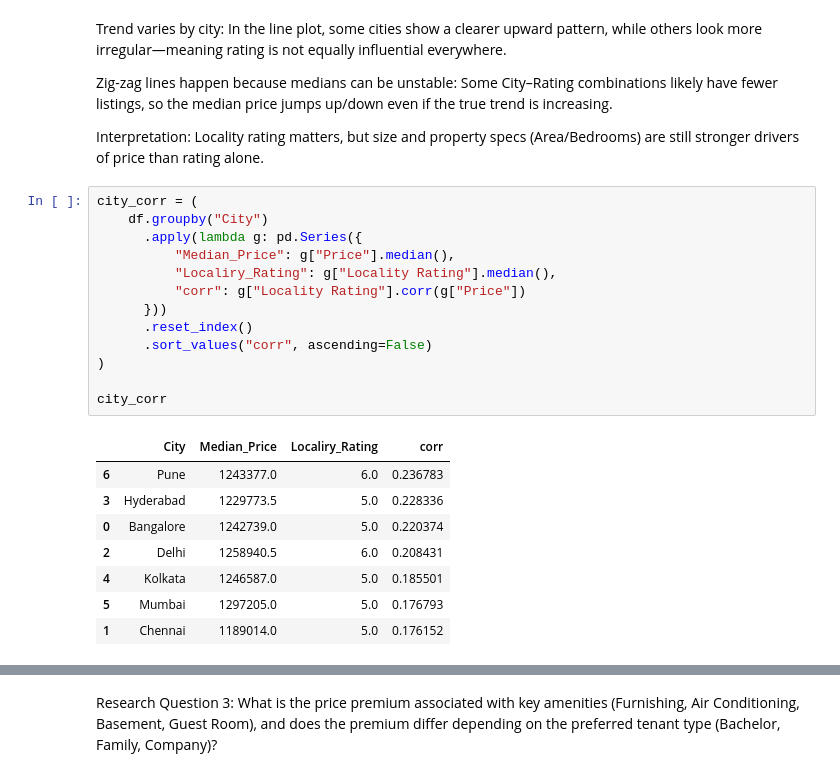
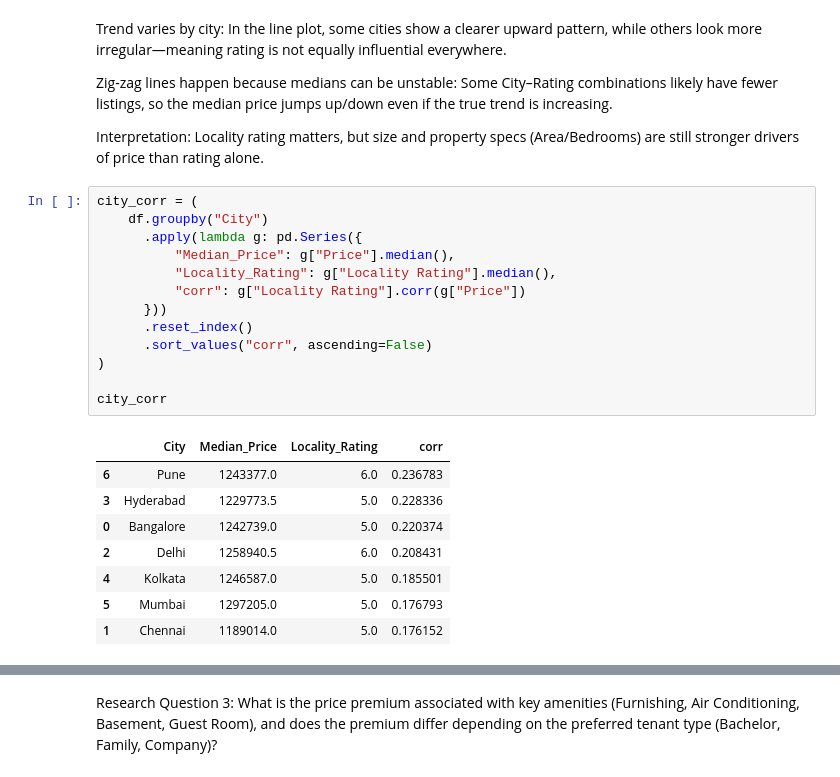
Before and after one commit to Superkai017/House-Pricing-Analysis, a Jupyter notebook: final_project/artoudom.ipynb, the cells around one changed output, grey strips where cells are left out. Saved outputs shown, nothing was run; the diff lists cells and outputs as text.

```diff
--- a/final_project/artoudom.ipynb
+++ b/final_project/artoudom.ipynb
@@ -210,18 +210,18 @@ Interpretation: Locality rating matters, but size and property specs (Area/Bedro
 # %%
 city_corr = (
     df.groupby("City")
       .apply(lambda g: pd.Series({
           "Median_Price": g["Price"].median(),
-          "Localiry_Rating": g["Locality Rating"].median(),
+          "Locality_Rating": g["Locality Rating"].median(),
           "corr": g["Locality Rating"].corr(g["Price"])
       }))
       .reset_index()
       .sort_values("corr", ascending=False)
 )
 
 city_corr
 # %% [output]
-|  | City | Median_Price | Localiry_Rating | corr |
+|  | City | Median_Price | Locality_Rating | corr |
 | 6 | Pune | 1243377.0 | 6.0 | 0.236783 |
 | 3 | Hyderabad | 1229773.5 | 5.0 | 0.228336 |
 | 0 | Bangalore | 1242739.0 | 5.0 | 0.220374 |
```
Also changed, not shown: parts of 2 cells of this notebook.
